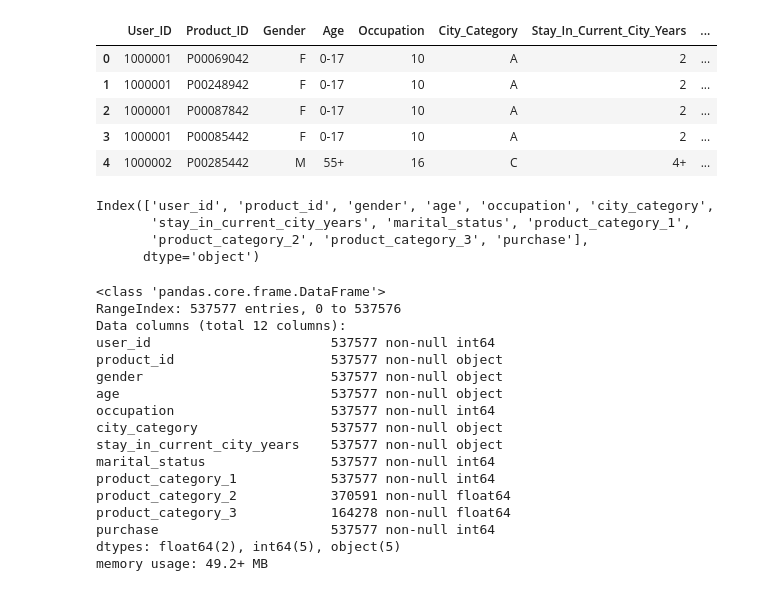
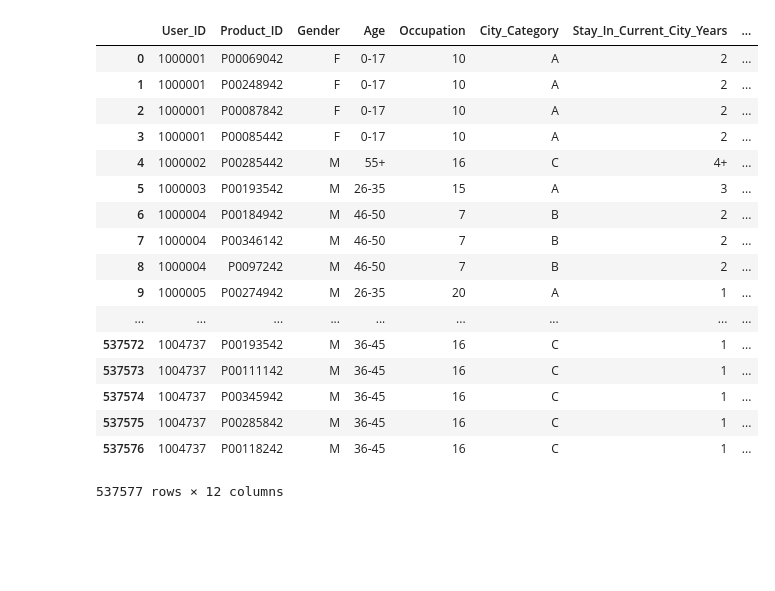
Before and after one commit to rabxly/JupyterWorkshop, a Jupyter notebook: BlackFriday.ipynb, the cells around one changed output. Cells and saved outputs as stored; diff of their text form; code cells hidden in the pictures; blank space fills up the shorter version.

```diff
--- a/BlackFriday.ipynb
+++ b/BlackFriday.ipynb
@@ -9,43 +4,23 @@ import seaborn as sns
 # %%
 df = pd.read_csv("./data/BlackFriday.csv")
 # %%
-df.head()
+df
 # %% [output]
 |  | User_ID | Product_ID | Gender | Age | Occupation | City_Category | Stay_In_Current_City_Years | ... |
 | 0 | 1000001 | P00069042 | F | 0-17 | 10 | A | 2 | ... |
 | 1 | 1000001 | P00248942 | F | 0-17 | 10 | A | 2 | ... |
 | 2 | 1000001 | P00087842 | F | 0-17 | 10 | A | 2 | ... |
 | 3 | 1000001 | P00085442 | F | 0-17 | 10 | A | 2 | ... |
 | 4 | 1000002 | P00285442 | M | 55+ | 16 | C | 4+ | ... |
+| 5 | 1000003 | P00193542 | M | 26-35 | 15 | A | 3 | ... |
+| 6 | 1000004 | P00184942 | M | 46-50 | 7 | B | 2 | ... |
+| 7 | 1000004 | P00346142 | M | 46-50 | 7 | B | 2 | ... |
+| 8 | 1000004 | P0097242 | M | 46-50 | 7 | B | 2 | ... |
+| 9 | 1000005 | P00274942 | M | 26-35 | 20 | A | 1 | ... |
+| ... | ... | ... | ... | ... | ... | ... | ... | ... |
+| 537572 | 1004737 | P00193542 | M | 36-45 | 16 | C | 1 | ... |
+| 537573 | 1004737 | P00111142 | M | 36-45 | 16 | C | 1 | ... |
+| 537574 | 1004737 | P00345942 | M | 36-45 | 16 | C | 1 | ... |
+| 537575 | 1004737 | P00285842 | M | 36-45 | 16 | C | 1 | ... |
+| 537576 | 1004737 | P00118242 | M | 36-45 | 16 | C | 1 | ... |
+537577 rows × 12 columns
-# %%
-## Remove capitals from column names
-
-df.columns = [col.lower() for col in df.columns]
-df.columns
-# %% [output]
-Index(['user_id', 'product_id', 'gender', 'age', 'occupation', 'city_category',
-       'stay_in_current_city_years', 'marital_status', 'product_category_1',
-       'product_category_2', 'product_category_3', 'purchase'],
-      dtype='object')
-# %%
-## Check dtypes
-
-df.info()
-# %% [output]
-<class 'pandas.core.frame.DataFrame'>
-RangeIndex: 537577 entries, 0 to 537576
-Data columns (total 12 columns):
-user_id                       537577 non-null int64
-product_id                    537577 non-null object
-gender                        537577 non-null object
-age                           537577 non-null object
-occupation                    537577 non-null int64
-city_category                 537577 non-null object
-stay_in_current_city_years    537577 non-null object
-marital_status                537577 non-null int64
-product_category_1            537577 non-null int64
-product_category_2            370591 non-null float64
-product_category_3            164278 non-null float64
-purchase                      537577 non-null int64
-dtypes: float64(2), int64(5), object(5)
-memory usage: 49.2+ MB
```
Also changed, not shown: parts of 42 cells of this notebook, 6 other files.
